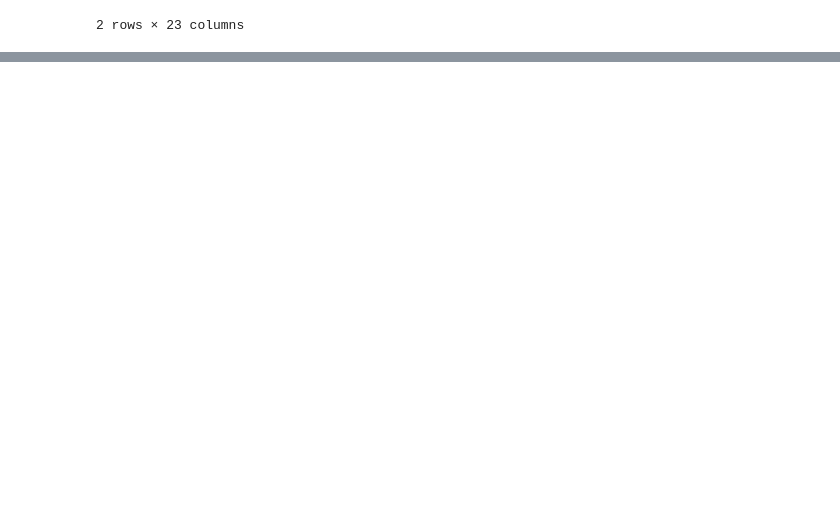
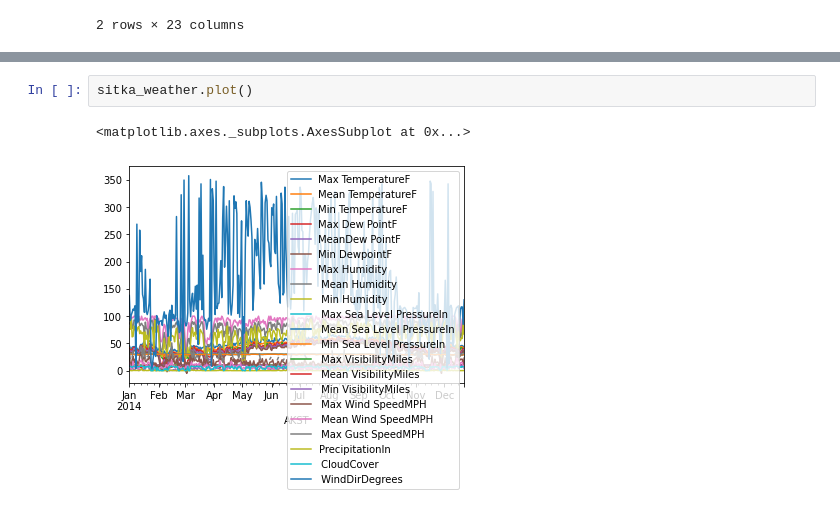
Before and after one commit to Ademola101/Data-visualization-, a Jupyter notebook: Data1.ipynb, the cells around one changed output, grey strips where cells are left out. Saved outputs shown, nothing was run; the diff lists cells and outputs as text; blank space fills up the shorter version.

```diff
--- a/Data1.ipynb
+++ b/Data1.ipynb
@@ -274,0 +323,5 @@ Max_tem_above_35
+# %%
+sitka_weather.plot()
+# %% [output]
+<matplotlib.axes._subplots.AxesSubplot at 0x...>
+[figure, added]
```
Also changed, not shown: parts of 10 cells of this notebook, 2 other files.
